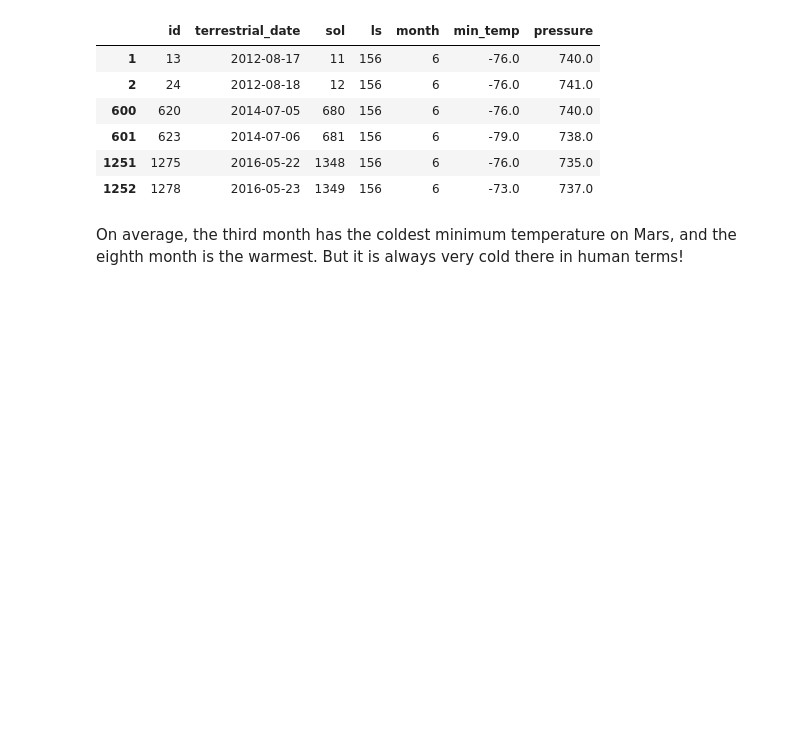
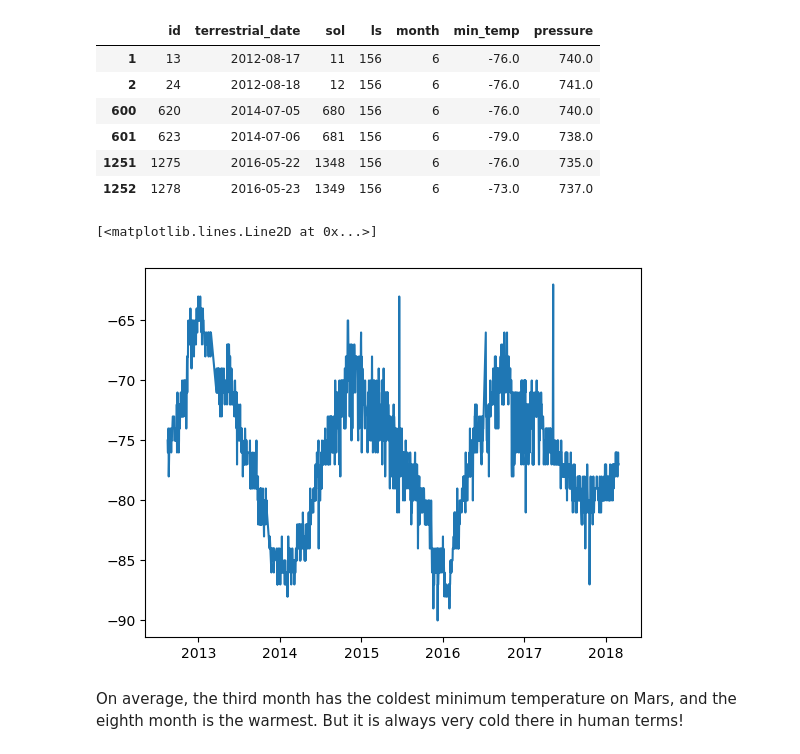
Before and after one commit to Bby-vivi/Mission-to-Mars, a Jupyter notebook: part_2_mars_weather.ipynb, the cells around one changed output. Drawn from its saved outputs; the diff is of its cells as text; code cells hidden in the pictures; blank space fills up the shorter version.

```diff
--- a/part_2_mars_weather.ipynb
+++ b/part_2_mars_weather.ipynb
@@ -267,6 +267,13 @@ mars_df.loc[mars_df['ls']==156]
 | 601 | 623 | 2014-07-06 | 681 | 156 | 6 | -79.0 | 738.0 |
 | 1251 | 1275 | 2016-05-22 | 1348 | 156 | 6 | -76.0 | 735.0 |
 | 1252 | 1278 | 2016-05-23 | 1349 | 156 | 6 | -73.0 | 737.0 |
+# %%
+x_axis=mars_df['terrestrial_date']
+y_axis=mars_df['min_temp']
+plt.plot(x_axis, y_axis)
+# %% [output]
+[<matplotlib.lines.Line2D at 0x...>]
+[figure, added]
 # %% [markdown]
 On average, the third month has the coldest minimum temperature on Mars, and the eighth month is the warmest. But it is always very cold there in human terms!
 # %% [markdown]
```
